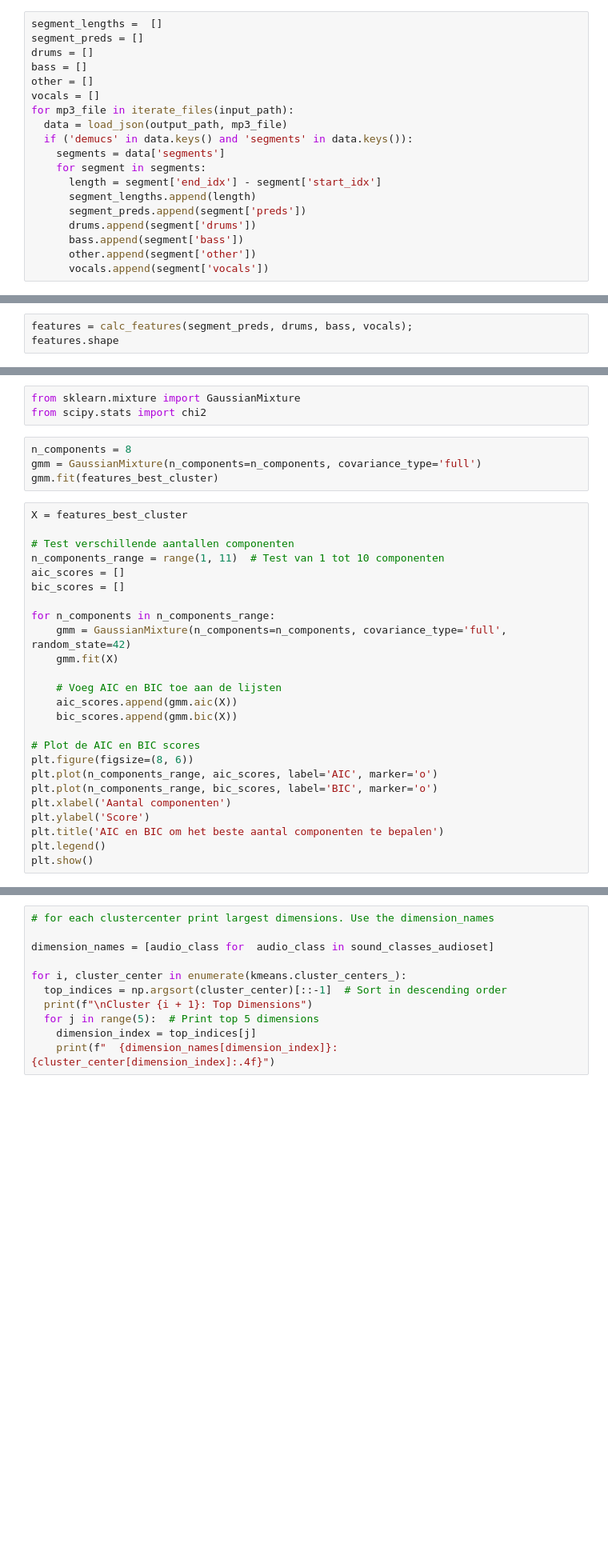
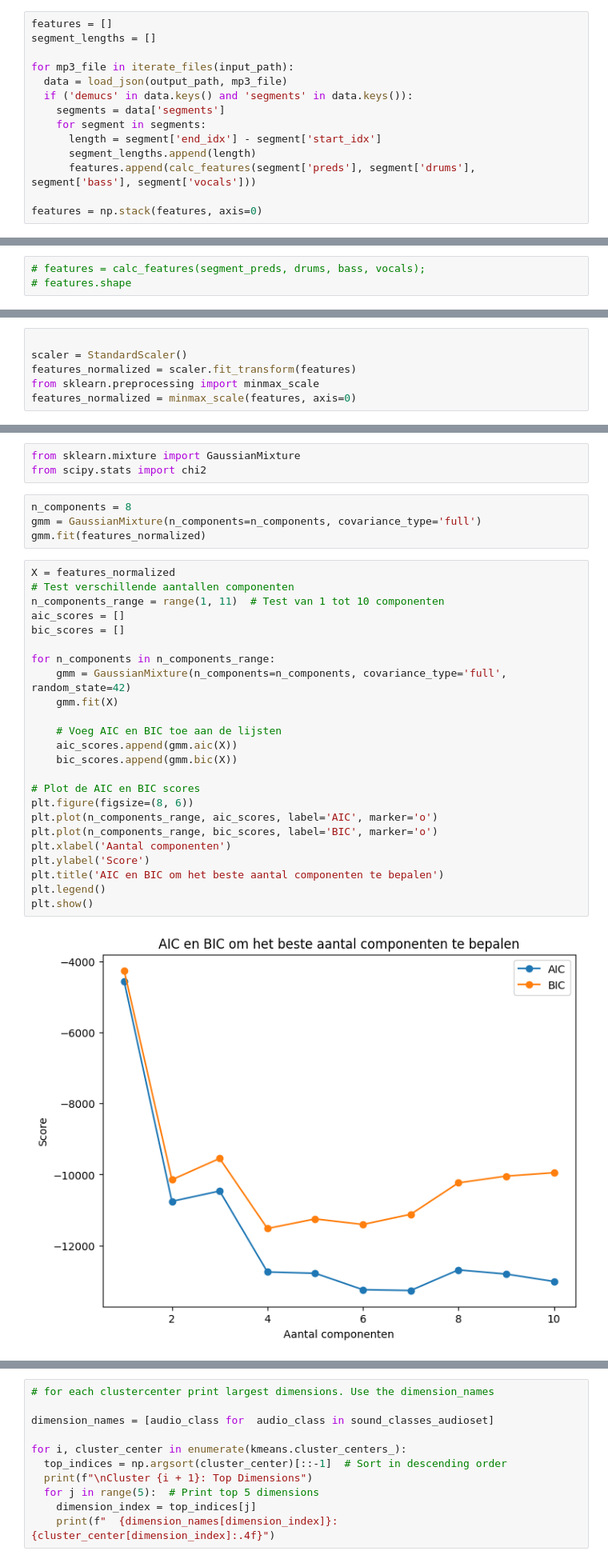
Before and after one commit to joris-vaneyghen/mss-jazz-playalong, a Jupyter notebook: segmentation/cluster_segments.ipynb, the cells around one changed output, grey strips where cells are left out. Shown: that part at 80% size. Drawn from its saved outputs; the diff is of its cells as text; blank space fills up the shorter version.

```diff
--- a/segmentation/cluster_segments.ipynb
+++ b/segmentation/cluster_segments.ipynb
@@ -73,10 +84,7 @@ def calc_features(segment_preds, drums, bass, vocals):
 # %%
-segment_lengths =  []
-segment_preds = []
-drums = []
-bass = []
-other = []
-vocals = []
+features = []
+segment_lengths = []
+
 for mp3_file in iterate_files(input_path):
   data = load_json(output_path, mp3_file)
   if ('demucs' in data.keys() and 'segments' in data.keys()):
@@ -84,9 +92,7 @@ for mp3_file in iterate_files(input_path):
     for segment in segments:
       length = segment['end_idx'] - segment['start_idx']
       segment_lengths.append(length)
-      segment_preds.append(segment['preds'])
-      drums.append(segment['drums'])
-      bass.append(segment['bass'])
-      other.append(segment['other'])
-      vocals.append(segment['vocals'])
+      features.append(calc_features(segment['preds'], segment['drums'], segment['bass'], segment['vocals']))
+
+features = np.stack(features, axis=0)
 # %%
@@ -106,3 +112,3 @@ demucs_features = np.stack((drums, bass, vocals, other), axis=1)
 # %%
-features = calc_features(segment_preds, drums, bass, vocals);
-features.shape
+# features = calc_features(segment_preds, drums, bass, vocals);
+# features.shape
@@ -112,3 +115,9 @@ normalized_features = (features - np.mean(features, axis=0, keepdims=True)) / np
+# %%
+
+scaler = StandardScaler()
+features_normalized = scaler.fit_transform(features)
+from sklearn.preprocessing import minmax_scale
+features_normalized = minmax_scale(features, axis=0)
 # %%
 def find_best_cluster(data):
   eps_range = np.arange(0.1, 10, 0.1)  # Example range of epsilon values
@@ -206,29 +233,30 @@ from scipy.stats import chi2
 # %%
 n_components = 8
 gmm = GaussianMixture(n_components=n_components, covariance_type='full')
-gmm.fit(features_best_cluster)
+gmm.fit(features_normalized)
 # %%
-X = features_best_cluster
-
+X = features_normalized
 # Test verschillende aantallen componenten
 n_components_range = range(1, 11)  # Test van 1 tot 10 componenten
 aic_scores = []
 bic_scores = []
 
 for n_components in n_components_range:
     gmm = GaussianMixture(n_components=n_components, covariance_type='full', random_state=42)
     gmm.fit(X)
 
     # Voeg AIC en BIC toe aan de lijsten
     aic_scores.append(gmm.aic(X))
     bic_scores.append(gmm.bic(X))
 
 # Plot de AIC en BIC scores
 plt.figure(figsize=(8, 6))
 plt.plot(n_components_range, aic_scores, label='AIC', marker='o')
 plt.plot(n_components_range, bic_scores, label='BIC', marker='o')
 plt.xlabel('Aantal componenten')
 plt.ylabel('Score')
 plt.title('AIC en BIC om het beste aantal componenten te bepalen')
 plt.legend()
 plt.show()
+# %% [output]
+[figure, added]
```
Also changed, not shown: parts of 10 cells of this notebook.
